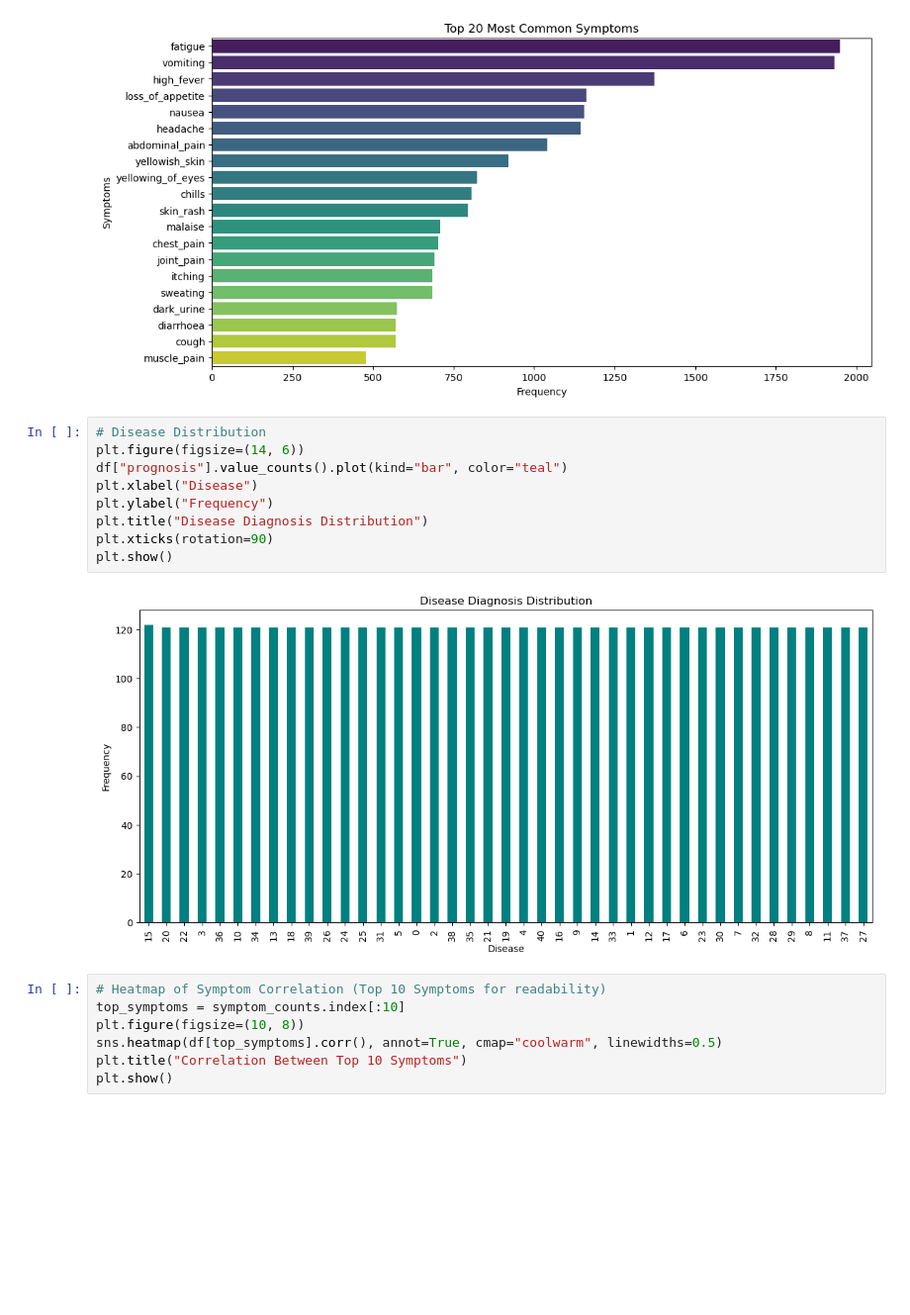
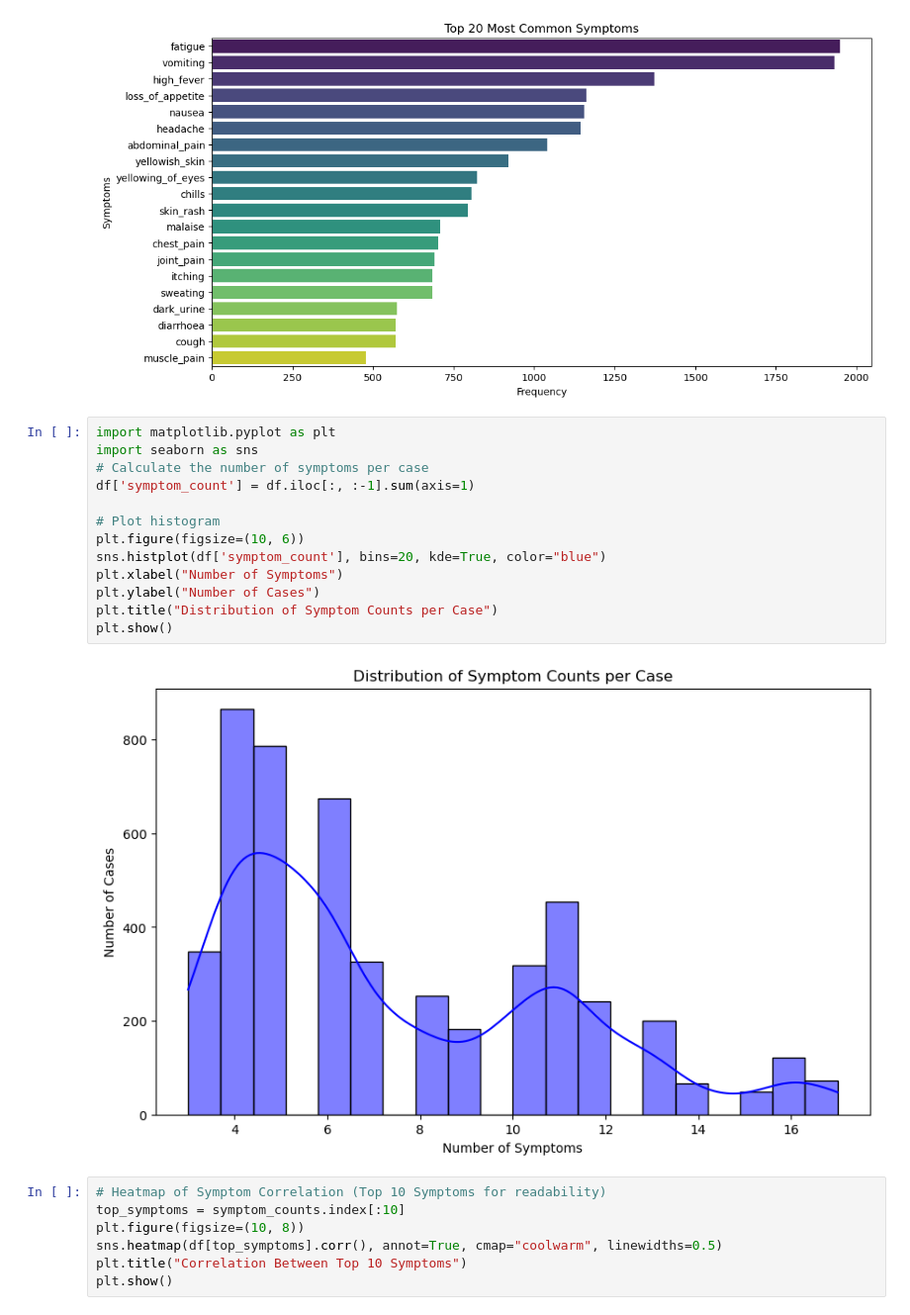
Before and after one commit to Praveengarikina/Praveen_Garikina, a Jupyter notebook: Multipledisese_prediction.ipynb, the cells around one changed output. Shown at 99% size. Drawn from its saved outputs; the diff is of its cells as text; blank space fills up the shorter version.

```diff
--- a/Multipledisese_prediction.ipynb
+++ b/Multipledisese_prediction.ipynb
@@ -27,17 +28,21 @@ plt.title("Top 20 Most Common Symptoms")
 plt.show()
 # %% [output]
 [figure]
-# %%
-# Disease Distribution
-plt.figure(figsize=(14, 6))
-df["prognosis"].value_counts().plot(kind="bar", color="teal")
-plt.xlabel("Disease")
-plt.ylabel("Frequency")
-plt.title("Disease Diagnosis Distribution")
-plt.xticks(rotation=90)
-plt.show()
-# %% [output]
-[figure, removed]
+# %%
+import matplotlib.pyplot as plt
+import seaborn as sns
+# Calculate the number of symptoms per case
+df['symptom_count'] = df.iloc[:, :-1].sum(axis=1)
+
+# Plot histogram
+plt.figure(figsize=(10, 6))
+sns.histplot(df['symptom_count'], bins=20, kde=True, color="blue")
+plt.xlabel("Number of Symptoms")
+plt.ylabel("Number of Cases")
+plt.title("Distribution of Symptom Counts per Case")
+plt.show()
+# %% [output]
+[figure, added]
 # %%
 # Heatmap of Symptom Correlation (Top 10 Symptoms for readability)
 top_symptoms = symptom_counts.index[:10]
```
Also changed, not shown: parts of 1 cell of this notebook.
